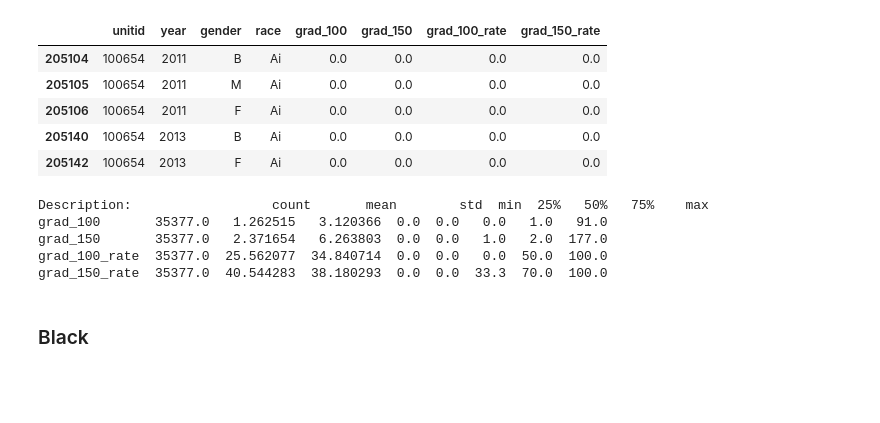
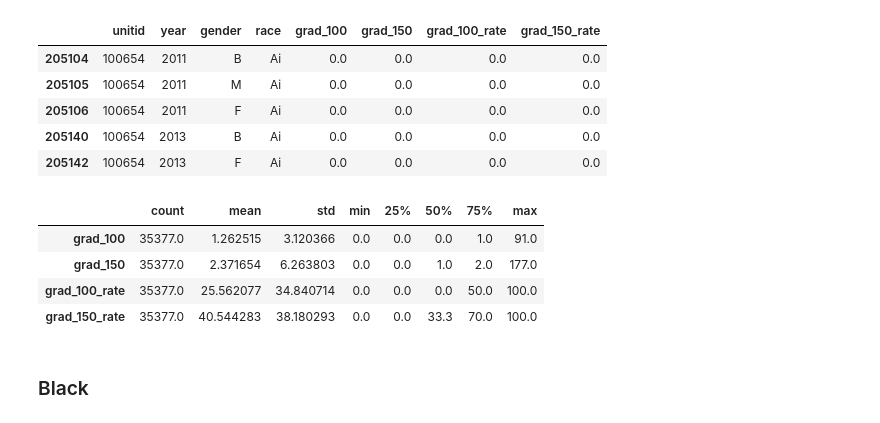
Before and after one commit to ezztherose/TIA-Scraping, a Jupyter notebook: notebooks/institution.ipynb, the cells around one changed output. Drawn from its saved outputs; the diff is of its cells as text; code cells hidden in the pictures; blank space fills up the shorter version.

```diff
--- a/notebooks/institution.ipynb
+++ b/notebooks/institution.ipynb
@@ -290,13 +299,13 @@ american_indian.head()
 | 205142 | 100654 | 2013 | F | Ai | 0.0 | 0.0 | 0.0 | 0.0 |
 # %%
 des_ai = american_indian[['grad_100', 'grad_150', 'grad_100_rate', 'grad_150_rate']].describe().T
-print(f'Description: {des_ai}')
+des_ai
 # %% [output]
-Description:                  count       mean        std  min  25%   50%   75%    max
-grad_100       35377.0   1.262515   3.120366  0.0  0.0   0.0   1.0   91.0
-grad_150       35377.0   2.371654   6.263803  0.0  0.0   1.0   2.0  177.0
-grad_100_rate  35377.0  25.562077  34.840714  0.0  0.0   0.0  50.0  100.0
-grad_150_rate  35377.0  40.544283  38.180293  0.0  0.0  33.3  70.0  100.0
+|  | count | mean | std | min | 25% | 50% | 75% | max |
+| grad_100 | 35377.0 | 1.262515 | 3.120366 | 0.0 | 0.0 | 0.0 | 1.0 | 91.0 |
+| grad_150 | 35377.0 | 2.371654 | 6.263803 | 0.0 | 0.0 | 1.0 | 2.0 | 177.0 |
+| grad_100_rate | 35377.0 | 25.562077 | 34.840714 | 0.0 | 0.0 | 0.0 | 50.0 | 100.0 |
+| grad_150_rate | 35377.0 | 40.544283 | 38.180293 | 0.0 | 0.0 | 33.3 | 70.0 | 100.0 |
 # %% [markdown]
 ### Black
 # %%
```
Also changed, not shown: parts of 6 cells of this notebook.
